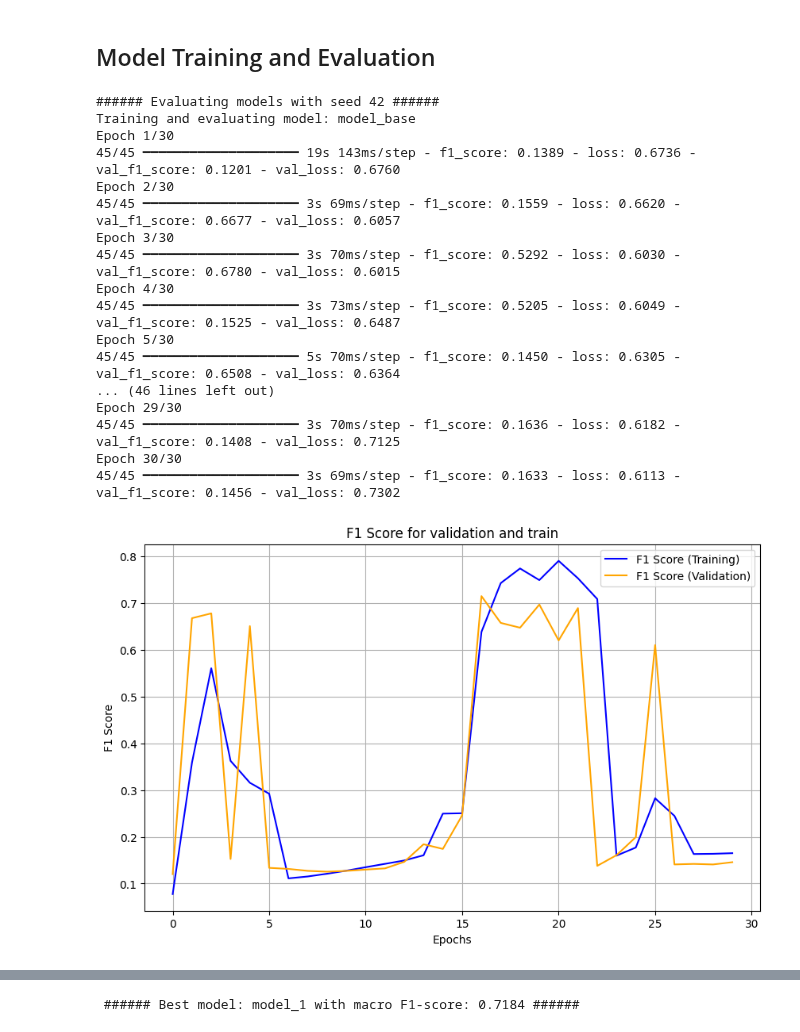
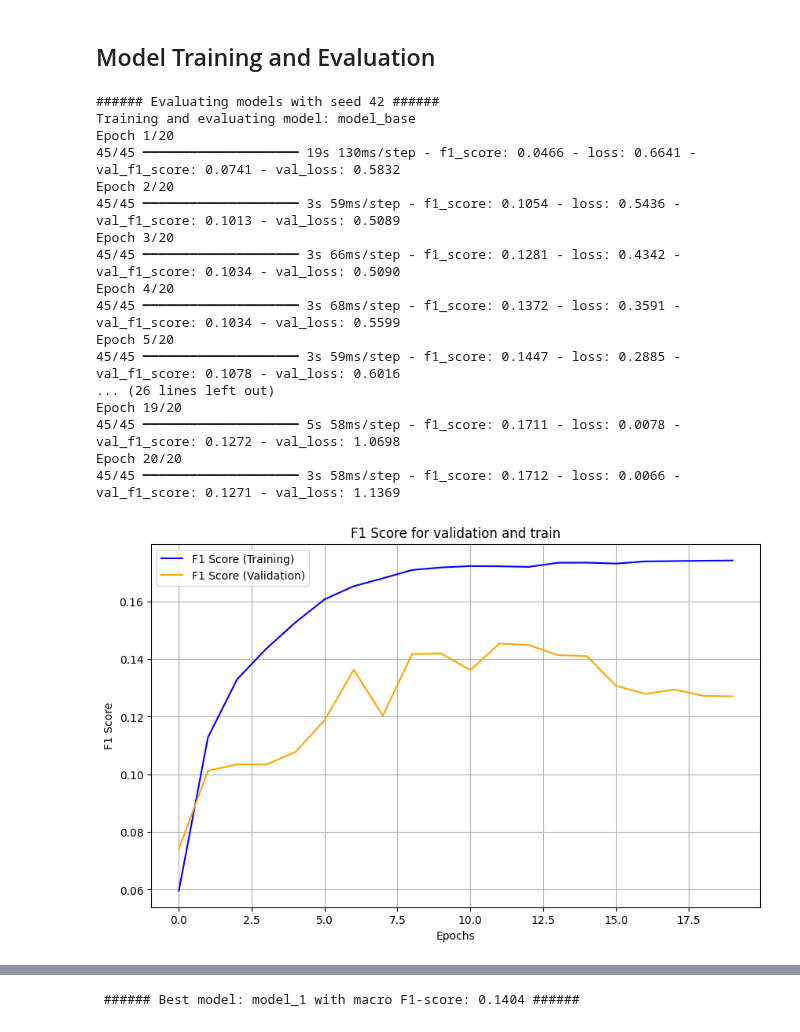
Before and after one commit to RiccardoRomeo01/NLP_Assignments, a Jupyter notebook: Assignment1.ipynb, the cells around one changed output, grey strips where cells are left out. Cells and saved outputs as stored; diff of their text form; code cells hidden in the pictures.

```diff
--- a/Assignment1.ipynb
+++ b/Assignment1.ipynb
@@ -575,7 +582,7 @@ def build_embedding_matrix(embedding_model: gensim.models.keyedvectors.KeyedVect
     return embedding_matrix
 # %%
 # Testing
-embedding_dimension = 50
+embedding_dimension = 100
 embedding_matrix = build_embedding_matrix(embedding_model, embedding_dimension, word_to_idx_train, len(word_to_idx_train), oov_terms_train)
 print(f"\nEmbedding matrix shape: {embedding_matrix.shape}")
 # %% [output]
@@ -675,40 +699,19 @@ print(max_tweet_length)
 277
 # %%
 def prepare_input(data, vocabulary):
-    X=[]
+    X = []
     for tokens in data['tweet']:
-        indices = []
-        for i in range(max_tweet_length):
-            if i < len(tokens):
-                if tokens[i] in vocabulary:
-                    indices.append(vocabulary[tokens[i]])
-                else:
-                    # Handle out-of-vocabulary tokens if necessary
-                    indices.append(vocabulary['[UNK]'])  # Example: -1 for unknown tokens
+        indices = [vocabulary.get(token, vocabulary['[UNK]']) for token in tokens.split()]
         X.append(indices)
 
-    X = pad_sequences(X, maxlen = max_tweet_length, padding = 'post', value = 0)
-    y = np.array(data['hard_label_task1']).reshape(-1,1)
+
+    X = pad_sequences(X, maxlen=max_tweet_length, padding='post', value=vocabulary['[PAD]'])
+
+    y = np.array(data['hard_label_task1']).reshape(-1, 1)
+    y = np.repeat(y, max_tweet_length, axis=1)  # Ripeto il target per ogni timestep
+    y = np.expand_dims(y, axis=-1)  # Espando la dimensione per "features"
 
     return X, y
-# %%
-# VERSIONE USATA PER TimeDistributed wrap
-def prepare_input(data, vocabulary):
-    # Versione più sintetica di quello svolto sopra, anche più leggibile
-    X = []
-    for tokens in data['tweet']:
-        indices = [vocabulary.get(token, vocabulary['[UNK]']) for token in tokens.split()] # uso split() che mi permette di accedere al singolo token
-        X.append(indices)
-
-
-    X = pad_sequences(X, maxlen=max_tweet_length, padding='post', value=vocabulary['[PAD]'])
-    # X = np.expand_dims(X, axis=-1)  # Espandi la dimensione per "features" (Non bisogna farlo perchè se no abbiamo dim = 4 invece di dim = 3)
-
-    y = np.array(data['hard_label_task1']).reshape(-1, 1)
-    y = np.repeat(y, max_tweet_length, axis=1)  # Ripeto il target per ogni timestep
-    y = np.expand_dims(y, axis=-1)  # Espando la dimensione per "features"
-
-    return X, y
 # %%
 X_train, y_train = prepare_input(df_train, word_to_idx_train)
 X_val, y_val = prepare_input(df_val, word_to_idx_train)
@@ -827,37 +830,37 @@ def train_and_evaluate(models, X_train, y_train, X_val, y_val, epochs=2, seeds=[
 # %%
 models = ['model_base',
           'model_1']
 
-# models = ['model_1']
+
 seeds=[42, 50, 84]
-# seeds=[42]
+
 
 
 # Train and evaluate models
 results, best_model = train_and_evaluate(models,
                                          X_train,
                                          y_train,
                                          X_val,
                                          y_val,
-                                         epochs = 30,
+                                         epochs = 20,
                                          seeds = seeds)
 # %% [output]
 ###### Evaluating models with seed 42 ######
 Training and evaluating model: model_base
-Epoch 1/30
-45/45 ━━━━━━━━━━━━━━━━━━━━ 19s 143ms/step - f1_score: 0.1389 - loss: 0.6736 - val_f1_score: 0.1201 - val_loss: 0.6760
-Epoch 2/30
-45/45 ━━━━━━━━━━━━━━━━━━━━ 3s 69ms/step - f1_score: 0.1559 - loss: 0.6620 - val_f1_score: 0.6677 - val_loss: 0.6057
-Epoch 3/30
-45/45 ━━━━━━━━━━━━━━━━━━━━ 3s 70ms/step - f1_score: 0.5292 - loss: 0.6030 - val_f1_score: 0.6780 - val_loss: 0.6015
-Epoch 4/30
-45/45 ━━━━━━━━━━━━━━━━━━━━ 3s 73ms/step - f1_score: 0.5205 - loss: 0.6049 - val_f1_score: 0.1525 - val_loss: 0.6487
-Epoch 5/30
-45/45 ━━━━━━━━━━━━━━━━━━━━ 5s 70ms/step - f1_score: 0.1450 - loss: 0.6305 - val_f1_score: 0.6508 - val_loss: 0.6364
-... (46 lines left out)
-Epoch 29/30
-45/45 ━━━━━━━━━━━━━━━━━━━━ 3s 70ms/step - f1_score: 0.1636 - loss: 0.6182 - val_f1_score: 0.1408 - val_loss: 0.7125
-Epoch 30/30
-45/45 ━━━━━━━━━━━━━━━━━━━━ 3s 69ms/step - f1_score: 0.1633 - loss: 0.6113 - val_f1_score: 0.1456 - val_loss: 0.7302
+Epoch 1/20
+45/45 ━━━━━━━━━━━━━━━━━━━━ 19s 130ms/step - f1_score: 0.0466 - loss: 0.6641 - val_f1_score: 0.0741 - val_loss: 0.5832
+Epoch 2/20
+45/45 ━━━━━━━━━━━━━━━━━━━━ 3s 59ms/step - f1_score: 0.1054 - loss: 0.5436 - val_f1_score: 0.1013 - val_loss: 0.5089
+Epoch 3/20
+45/45 ━━━━━━━━━━━━━━━━━━━━ 3s 66ms/step - f1_score: 0.1281 - loss: 0.4342 - val_f1_score: 0.1034 - val_loss: 0.5090
+Epoch 4/20
+45/45 ━━━━━━━━━━━━━━━━━━━━ 3s 68ms/step - f1_score: 0.1372 - loss: 0.3591 - val_f1_score: 0.1034 - val_loss: 0.5599
+Epoch 5/20
+45/45 ━━━━━━━━━━━━━━━━━━━━ 3s 59ms/step - f1_score: 0.1447 - loss: 0.2885 - val_f1_score: 0.1078 - val_loss: 0.6016
+... (26 lines left out)
+Epoch 19/20
+45/45 ━━━━━━━━━━━━━━━━━━━━ 5s 58ms/step - f1_score: 0.1711 - loss: 0.0078 - val_f1_score: 0.1272 - val_loss: 1.0698
+Epoch 20/20
+45/45 ━━━━━━━━━━━━━━━━━━━━ 3s 58ms/step - f1_score: 0.1712 - loss: 0.0066 - val_f1_score: 0.1271 - val_loss: 1.1369
-[figure, old version]
+[figure, new version]
 Training and evaluating model: model_1
@@ -953,4 +956,4 @@ Epoch 30/30
- ###### Best model: model_1 with macro F1-score: 0.7184 ######
+ ###### Best model: model_1 with macro F1-score: 0.1404 ######
 # %%
 # Print detailed results
 for result in results:
```
Also changed, not shown: parts of 12 cells of this notebook.
